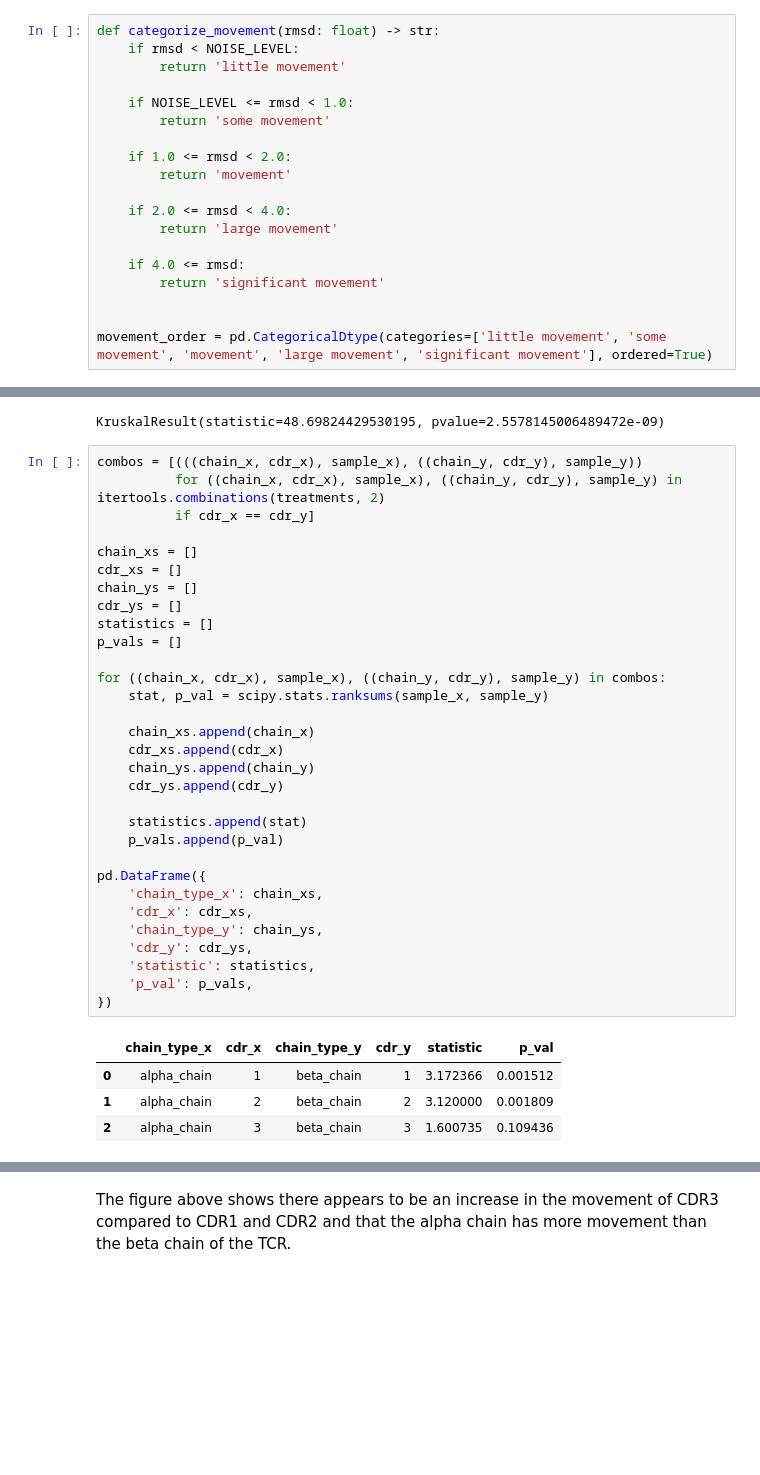
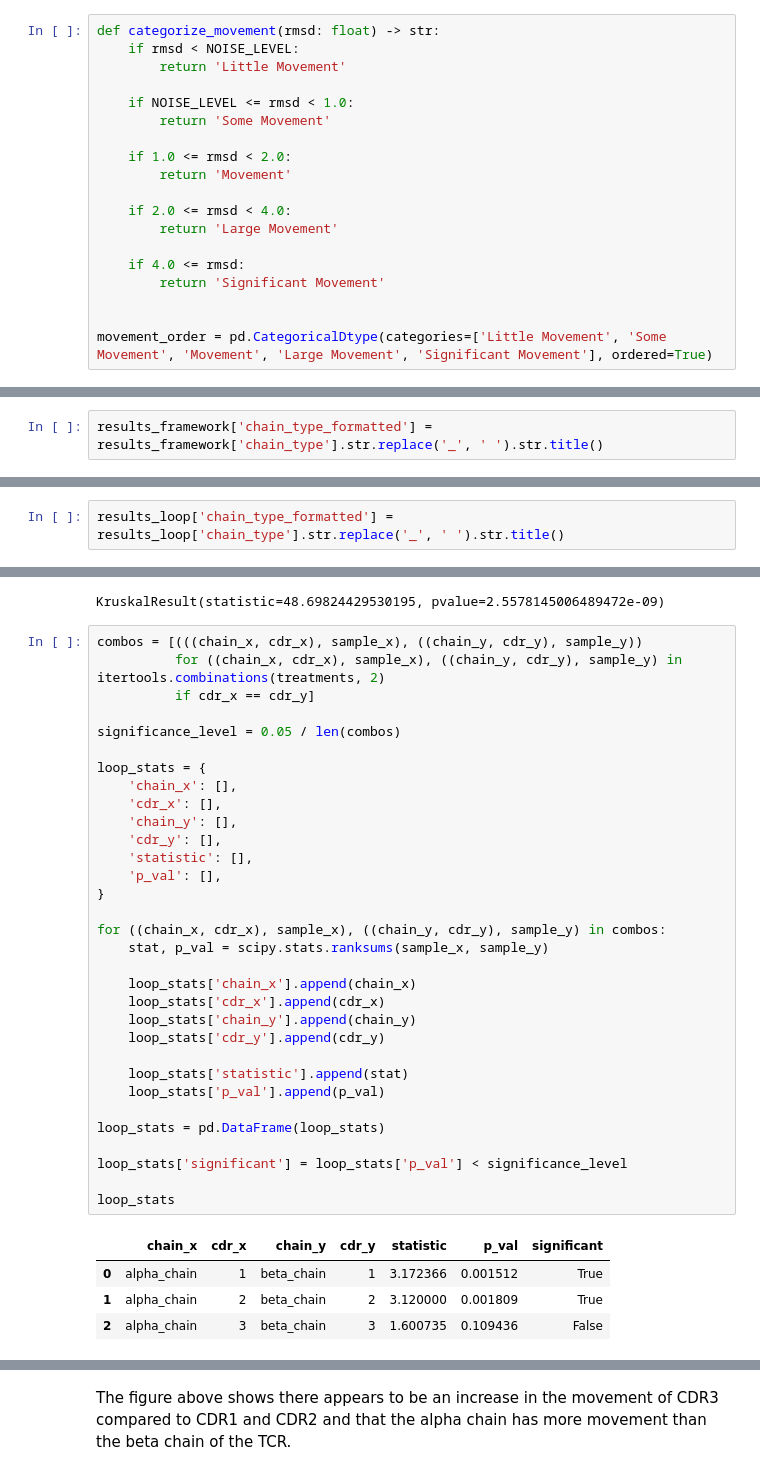
Before and after one commit to benjiemc/tcr-pmhc-interface-analysis, a Jupyter notebook: notebooks/Comparison_of_apo_and_holo_CDR_loops.ipynb, the cells around one changed output, grey strips where cells are left out. Drawn from its saved outputs; the diff is of its cells as text; blank space fills up the shorter version.

```diff
--- a/notebooks/Comparison_of_apo_and_holo_CDR_loops.ipynb
+++ b/notebooks/Comparison_of_apo_and_holo_CDR_loops.ipynb
@@ -48,22 +48,22 @@ Now that the structures have been align, RMSD can be computed between all states
 # %%
 def categorize_movement(rmsd: float) -> str:
     if rmsd < NOISE_LEVEL:
-        return 'little movement'
+        return 'Little Movement'
 
     if NOISE_LEVEL <= rmsd < 1.0:
-        return 'some movement'
+        return 'Some Movement'
 
     if 1.0 <= rmsd < 2.0:
-        return 'movement'
+        return 'Movement'
 
     if 2.0 <= rmsd < 4.0:
-        return 'large movement'
+        return 'Large Movement'
 
     if 4.0 <= rmsd:
-        return 'significant movement'
+        return 'Significant Movement'
 
 
-movement_order = pd.CategoricalDtype(categories=['little movement', 'some movement', 'movement', 'large movement', 'significant movement'], ordered=True)
+movement_order = pd.CategoricalDtype(categories=['Little Movement', 'Some Movement', 'Movement', 'Large Movement', 'Significant Movement'], ordered=True)
 # %% [markdown]
 ### Framework Alignment
 # %%
@@ -212,4 +212,6 @@ results_loop
 Since RMSD was calculated for all pairings of the same TCR, the apo-holo (or holo-apo) comparisons were selected.
 # %% [markdown]
 ### Framework Alignment
+# %%
+results_framework['chain_type_formatted'] = results_framework['chain_type'].str.replace('_', ' ').str.title()
 # %%
@@ -313,4 +332,6 @@ results_framework.query("comparison == 'apo-holo'")['movement'].value_counts().p
 [drawing not drawn]
 # %% [markdown]
 ### Loop Alignment
+# %%
+results_loop['chain_type_formatted'] = results_loop['chain_type'].str.replace('_', ' ').str.title()
 # %%
@@ -342,37 +376,38 @@ KruskalResult(statistic=48.69824429530195, pvalue=2.5578145006489472e-09)
 # %%
 combos = [(((chain_x, cdr_x), sample_x), ((chain_y, cdr_y), sample_y))
           for ((chain_x, cdr_x), sample_x), ((chain_y, cdr_y), sample_y) in itertools.combinations(treatments, 2)
           if cdr_x == cdr_y]
 
-chain_xs = []
-cdr_xs = []
-chain_ys = []
-cdr_ys = []
-statistics = []
-p_vals = []
+significance_level = 0.05 / len(combos)
+
+loop_stats = {
+    'chain_x': [],
+    'cdr_x': [],
+    'chain_y': [],
+    'cdr_y': [],
+    'statistic': [],
+    'p_val': [],
+}
 
 for ((chain_x, cdr_x), sample_x), ((chain_y, cdr_y), sample_y) in combos:
     stat, p_val = scipy.stats.ranksums(sample_x, sample_y)
 
-    chain_xs.append(chain_x)
-    cdr_xs.append(cdr_x)
-    chain_ys.append(chain_y)
-    cdr_ys.append(cdr_y)
+    loop_stats['chain_x'].append(chain_x)
+    loop_stats['cdr_x'].append(cdr_x)
+    loop_stats['chain_y'].append(chain_y)
+    loop_stats['cdr_y'].append(cdr_y)
 
-    statistics.append(stat)
-    p_vals.append(p_val)
+    loop_stats['statistic'].append(stat)
+    loop_stats['p_val'].append(p_val)
 
-pd.DataFrame({
-    'chain_type_x': chain_xs,
-    'cdr_x': cdr_xs,
-    'chain_type_y': chain_ys,
-    'cdr_y': cdr_ys,
-    'statistic': statistics,
-    'p_val': p_vals,
-})
+loop_stats = pd.DataFrame(loop_stats)
+
+loop_stats['significant'] = loop_stats['p_val'] < significance_level
+
+loop_stats
 # %% [output]
-|  | chain_type_x | cdr_x | chain_type_y | cdr_y | statistic | p_val |
-| 0 | alpha_chain | 1 | beta_chain | 1 | 3.172366 | 0.001512 |
-| 1 | alpha_chain | 2 | beta_chain | 2 | 3.120000 | 0.001809 |
-| 2 | alpha_chain | 3 | beta_chain | 3 | 1.600735 | 0.109436 |
+|  | chain_x | cdr_x | chain_y | cdr_y | statistic | p_val | significant |
+| 0 | alpha_chain | 1 | beta_chain | 1 | 3.172366 | 0.001512 | True |
+| 1 | alpha_chain | 2 | beta_chain | 2 | 3.120000 | 0.001809 | True |
+| 2 | alpha_chain | 3 | beta_chain | 3 | 1.600735 | 0.109436 | False |
 # %%
```
Also changed, not shown: parts of 16 cells of this notebook, 3 other files.
